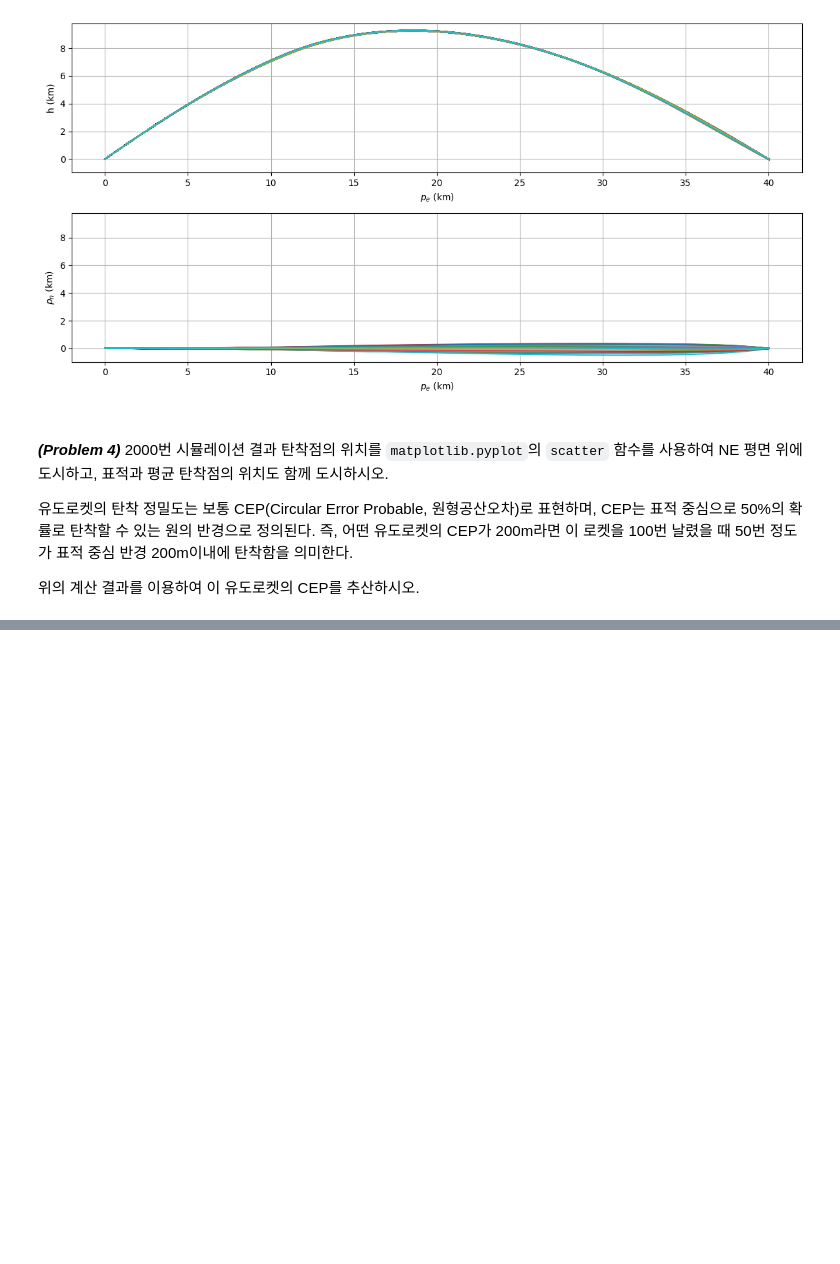
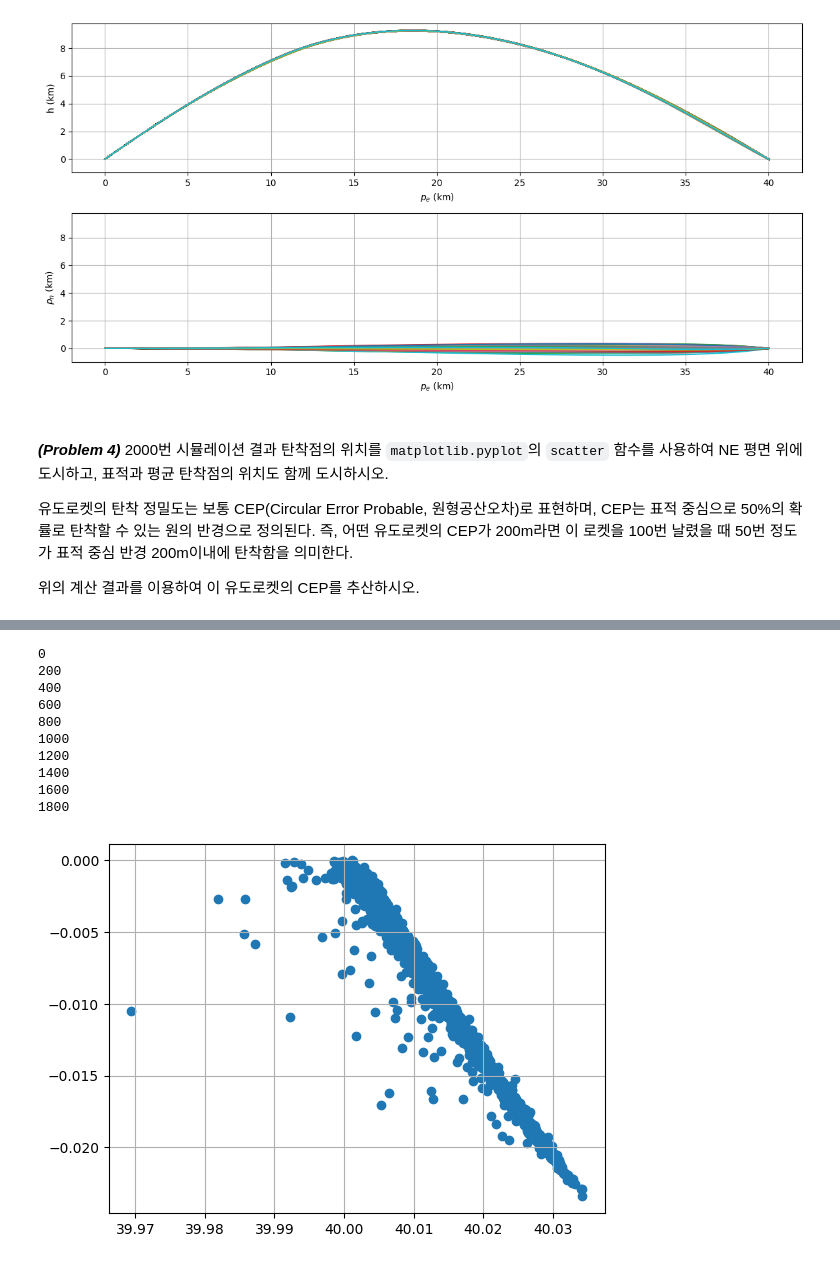
Before and after one commit to imrealhelper/Linear-Algebra, a Jupyter notebook: soft_ware_labs/ase3001_rocket_guidance.ipynb, the cells around one changed output, grey strips where cells are left out. Cells and saved outputs as stored; diff of their text form; code cells hidden in the pictures; blank space fills up the shorter version.

```diff
--- a/soft_ware_labs/ase3001_rocket_guidance.ipynb
+++ b/soft_ware_labs/ase3001_rocket_guidance.ipynb
@@ -692,0 +715,34 @@ CEP: 0.0012 km
+# %%
+##################
+# your code here #
+n_mc = 2000
+final_p = []
+final_n = []
+for i in range(n_mc):
+  if i % 200 == 0:
+    print(i)
+  state = simulate()
+  final = state[-1,4]/1000, state[-1,5]/1000
+  final_p.append(final[0])
+  final_n.append(final[1])
+
+
+
+plt.scatter(final_p,final_n)
+
+plt.grid()
+plt.show()
+# your code here #
+##################
+# %% [output]
+0
+200
+400
+600
+800
+1000
+1200
+1400
+1600
+1800
+[figure, added]
```
Also changed, not shown: parts of 7 cells of this notebook.
